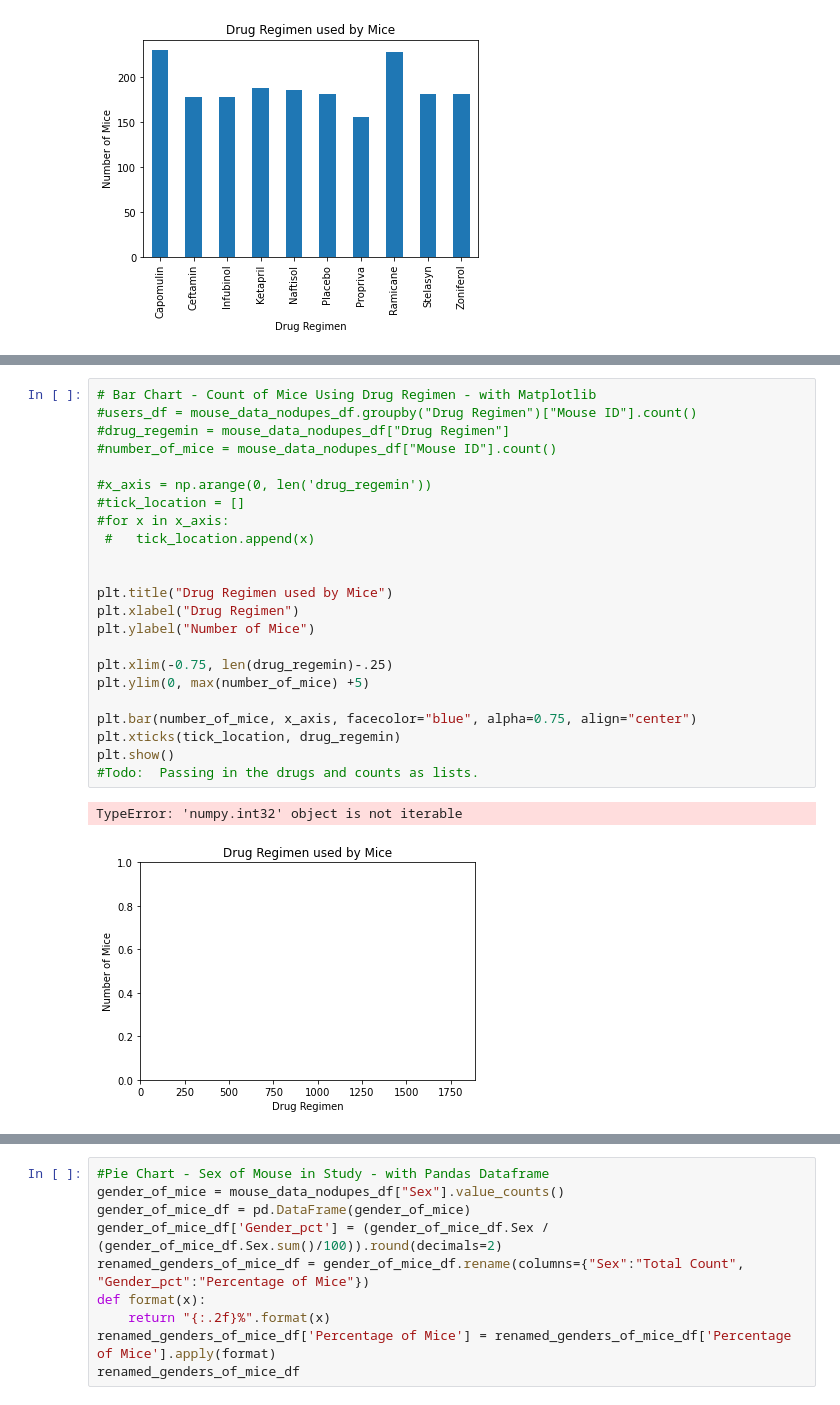
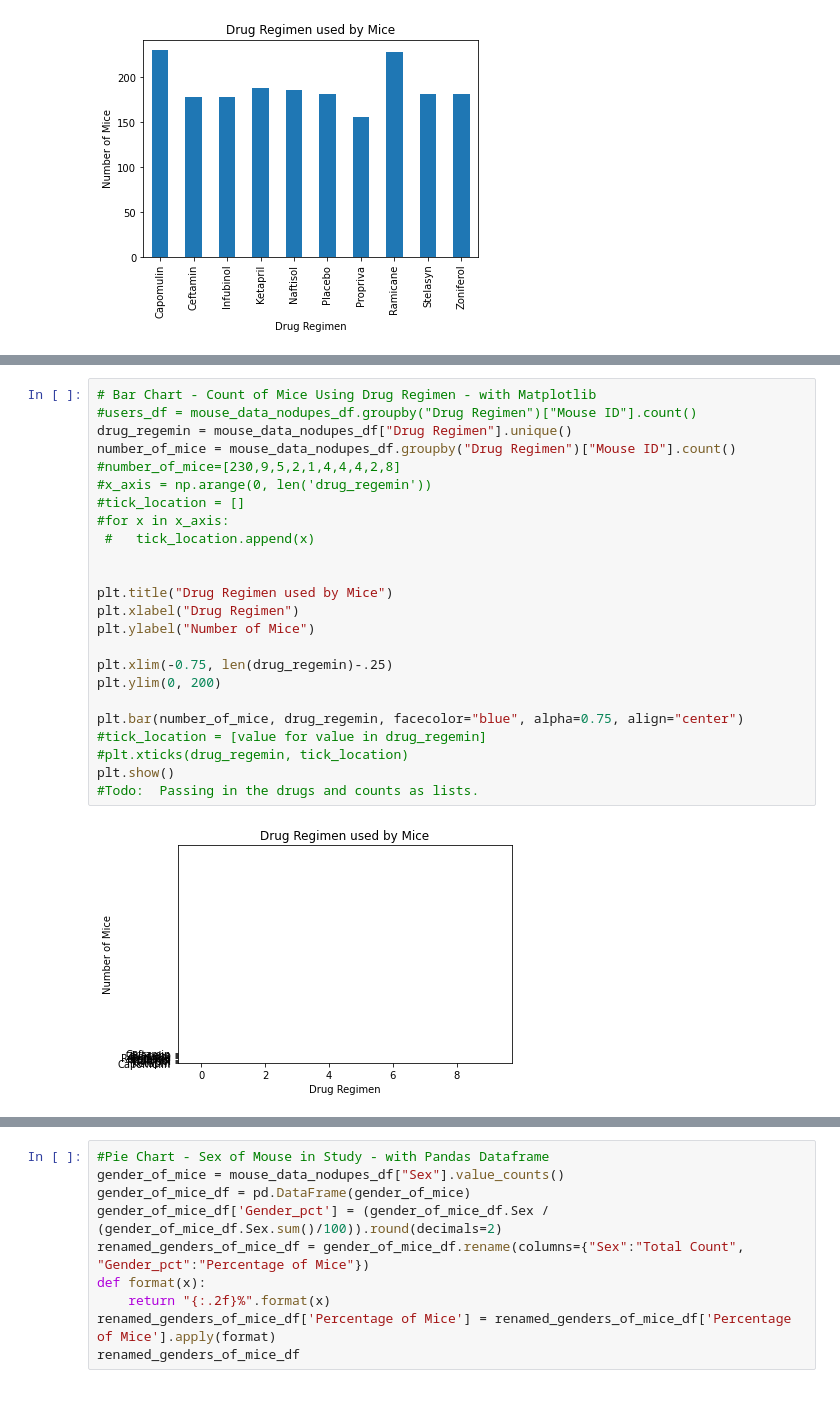
Before and after one commit to rmaher314/HW5_Matplotlib, a Jupyter notebook: pymaceuticals_starter.ipynb, the cells around one changed output, grey strips where cells are left out. Drawn from its saved outputs; the diff is of its cells as text.

```diff
--- a/pymaceuticals_starter.ipynb
+++ b/pymaceuticals_starter.ipynb
@@ -148,26 +147,26 @@ TypeError: object of type 'numpy.int32' has no len()
 # %%
 # Bar Chart - Count of Mice Using Drug Regimen - with Matplotlib
 #users_df = mouse_data_nodupes_df.groupby("Drug Regimen")["Mouse ID"].count()
-#drug_regemin = mouse_data_nodupes_df["Drug Regimen"]
-#number_of_mice = mouse_data_nodupes_df["Mouse ID"].count()
-
+drug_regemin = mouse_data_nodupes_df["Drug Regimen"].unique()
+number_of_mice = mouse_data_nodupes_df.groupby("Drug Regimen")["Mouse ID"].count()
+#number_of_mice=[230,9,5,2,1,4,4,4,2,8]
 #x_axis = np.arange(0, len('drug_regemin'))
 #tick_location = []
 #for x in x_axis:
  #   tick_location.append(x)
 
 
 plt.title("Drug Regimen used by Mice")
 plt.xlabel("Drug Regimen")
 plt.ylabel("Number of Mice")
 
 plt.xlim(-0.75, len(drug_regemin)-.25)
-plt.ylim(0, max(number_of_mice) +5)
+plt.ylim(0, 200)
 
-plt.bar(number_of_mice, x_axis, facecolor="blue", alpha=0.75, align="center")
-plt.xticks(tick_location, drug_regemin)
+plt.bar(number_of_mice, drug_regemin, facecolor="blue", alpha=0.75, align="center")
+#tick_location = [value for value in drug_regemin]
+#plt.xticks(drug_regemin, tick_location)
 plt.show()
 #Todo:  Passing in the drugs and counts as lists.
 # %% [output]
-TypeError: 'numpy.int32' object is not iterable
-[figure, old version]
+[figure, new version]
```
Also changed, not shown: parts of 7 cells of this notebook.
